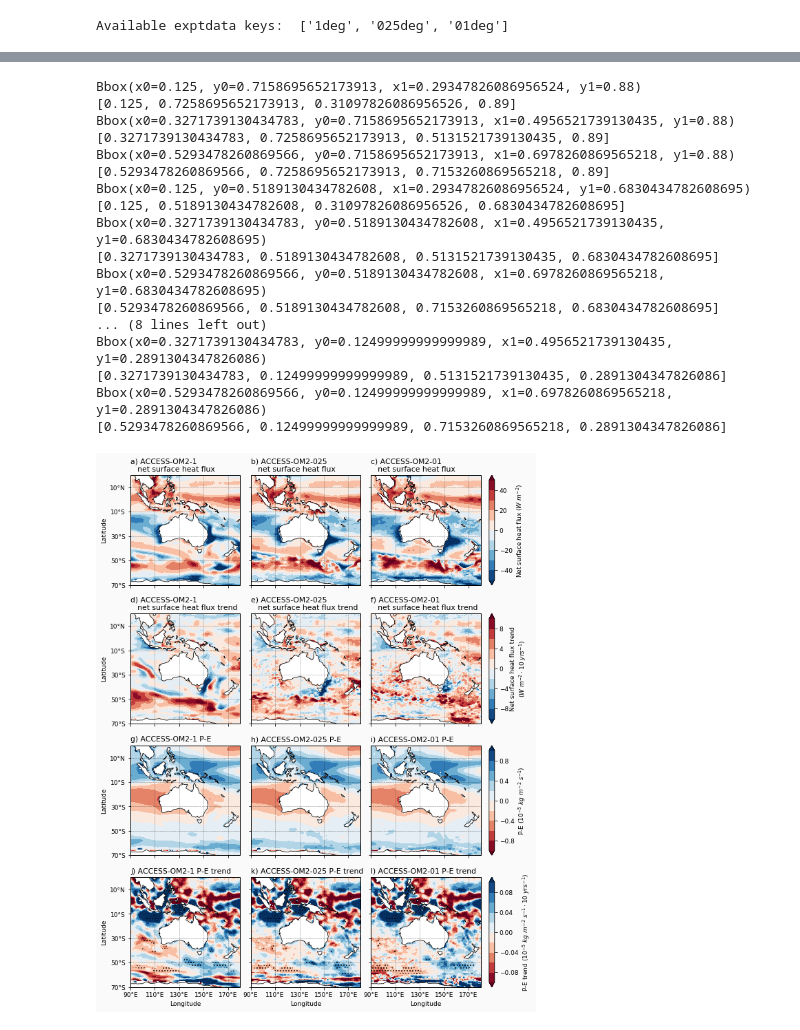
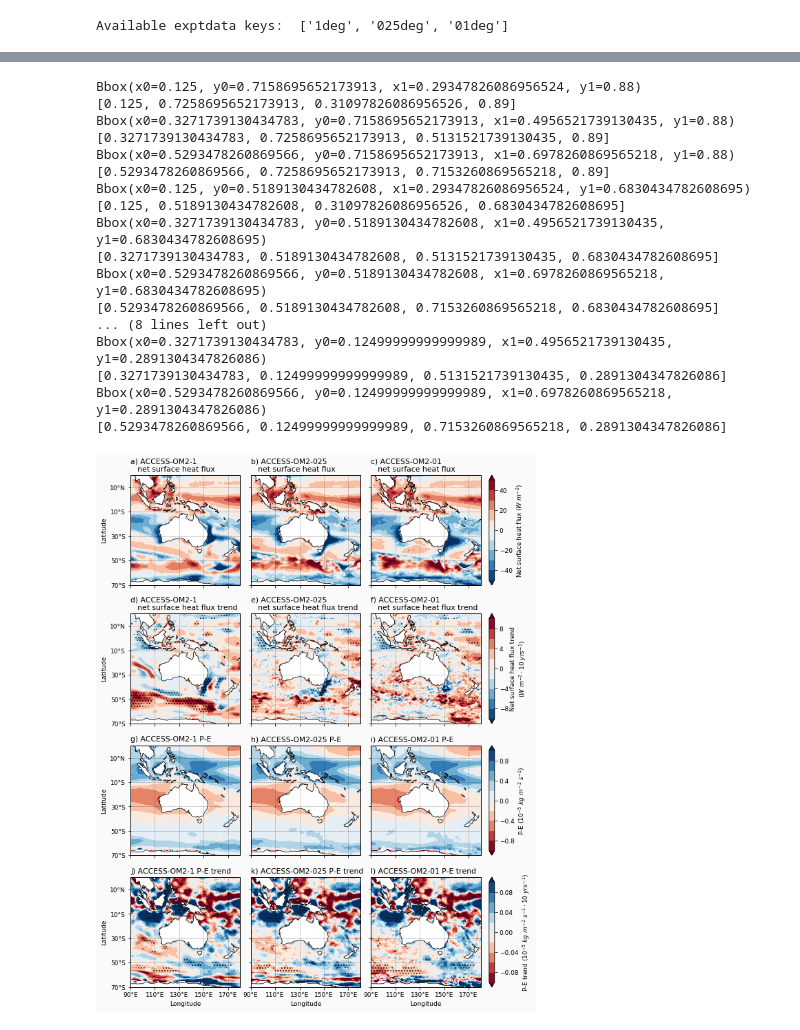
Before and after one commit to ERDuran/Australian-waters-diagnostics, a Jupyter notebook: scripts/p84_net_sfc_heating_pme_river_9317.ipynb, the cells around one changed output, grey strips where cells are left out. Drawn from its saved outputs; the diff is of its cells as text; code cells hidden in the pictures.

```diff
--- a/scripts/p84_net_sfc_heating_pme_river_9317.ipynb
+++ b/scripts/p84_net_sfc_heating_pme_river_9317.ipynb
@@ -46,8 +46,8 @@ IPython.notebook.kernel.execute('nb_name = ' + '"' + IPython.notebook.notebook_n
 # %% [output]
 [interactive output not drawn]
 # %%
-input_path = '/g/data/e14/erd561/Australia_3/v2/'
-input_path2 = '/g/data/e14/erd561/access-om2/'
+input_path = '/g/data/e14/erd561/Australia_All/'
+# input_path2 = '/g/data/e14/erd561/access-om2/'
 # %%
 pme_river_1_mod = xr.open_dataset(input_path + 'pme_river_z0_1_mod.nc').pme_river_z0_1_mod
 print(pme_river_1_mod)
@@ -159,7 +165,7 @@ pos_plot = [pos.x0, pos.y0+0.01, pos.x1+0.0175, pos.y1+0.01]
 print(pos_plot)
 levels=arange(-50,50,10)
 cmap = plt.cm.RdBu_r
-data = net_sfc_heating_1_mod.mean('time')
+data = net_sfc_heating_1_mod.mean('year')
 plot = plt.contourf(data.xt_ocean, data.yt_ocean, data,
             cmap=cmap, levels=levels, extend='both', transform=ccrs.PlateCarree())
 levels2=[0, 0.05]
@@ -190,7 +196,7 @@ pos_plot = [pos.x0, pos.y0+0.01, pos.x1+0.0175, pos.y1+0.01]
 print(pos_plot)
 # levels=arange(-1,1,0.1)
 # cmap = plt.cm.RdBu_r
-data = net_sfc_heating_025_mod.mean('time')
+data = net_sfc_heating_025_mod.mean('year')
 plot = plt.contourf(data.xt_ocean, data.yt_ocean, data,
             cmap=cmap, levels=levels, extend='both', transform=ccrs.PlateCarree())
 levels2=[0, 0.05]
@@ -262,13 +268,13 @@ pos_plot = [pos.x0, pos.y0, pos.x1+0.0175, pos.y1]
 print(pos_plot)
 levels=arange(-10,10,2)
 cmap = plt.cm.RdBu_r
-data = net_sfc_heating_1_slope_mod
+data = net_sfc_heating_1_mod_slope
 plot = plt.contourf(data.xt_ocean, data.yt_ocean, data,
             cmap=cmap, levels=levels, extend='both', transform=ccrs.PlateCarree())
 levels2=[0, 0.05]
-data2 = pme_river_1_p_value_mod
-# plot2 = plt.contourf(data.xt_ocean, data.yt_ocean, data2, hatches=['...'],
-#             colors='none', levels=levels2, transform=ccrs.PlateCarree())
+data2 = net_sfc_heating_1_mod_p_value
+plot2 = plt.contourf(data.xt_ocean, data.yt_ocean, data2, hatches=['...'],
+            colors='none', levels=levels2, transform=ccrs.PlateCarree())
 ax.set_position(bbox(pos_plot))
 ax.set_title('d) ACCESS-OM2-1\n   net surface heat flux trend', loc='left')
 ax.set_extent([90, 180, -70, 20], crs=ccrs.PlateCarree())
@@ -292,13 +298,13 @@ pos_plot = [pos.x0, pos.y0, pos.x1+0.0175, pos.y1]
 print(pos_plot)
 # levels=arange(-1,1,0.1)
 # cmap = plt.cm.RdBu_r
-data = net_sfc_heating_025_slope_mod
+data = net_sfc_heating_025_mod_slope
 plot = plt.contourf(data.xt_ocean, data.yt_ocean, data,
             cmap=cmap, levels=levels, extend='both', transform=ccrs.PlateCarree())
 levels2=[0, 0.05]
-data2 = pme_river_025_p_value_mod
-# plot2 = plt.contourf(data.xt_ocean, data.yt_ocean, data2, hatches=['...'],
-#             colors='none', levels=levels2, transform=ccrs.PlateCarree())
+data2 = net_sfc_heating_025_mod_p_value
+plot2 = plt.contourf(data.xt_ocean, data.yt_ocean, data2, hatches=['...'],
+            colors='none', levels=levels2, transform=ccrs.PlateCarree())
 ax.set_position(bbox(pos_plot))
 ax.set_title('e) ACCESS-OM2-025\n   net surface heat flux trend', loc='left')
 ax.set_extent([90, 180, -70, 20], crs=ccrs.PlateCarree())
@@ -322,13 +328,13 @@ pos_plot = [pos.x0, pos.y0, pos.x1+0.0175, pos.y1]
 print(pos_plot)
 # levels=arange(-1,1,0.1)
 # cmap = plt.cm.RdBu_r
-data = net_sfc_heating_01_slope_mod
+data = net_sfc_heating_01_mod_slope
 plot = plt.contourf(data.xt_ocean, data.yt_ocean, data,
             cmap=cmap, levels=levels, extend='both', transform=ccrs.PlateCarree())
 levels2=[0, 0.05]
-data2 = pme_river_01_p_value_mod
-# plot2 = plt.contourf(data.xt_ocean, data.yt_ocean, data2, hatches=['...'],
-#             colors='none', levels=levels2, transform=ccrs.PlateCarree())
+data2 = net_sfc_heating_01_mod_p_value
+plot2 = plt.contourf(data.xt_ocean, data.yt_ocean, data2, hatches=['...'],
+            colors='none', levels=levels2, transform=ccrs.PlateCarree())
 ax.set_position(bbox(pos_plot))
 ax.set_title('f) ACCESS-OM2-01\n   net surface heat flux trend', loc='left')
 ax.set_extent([90, 180, -70, 20], crs=ccrs.PlateCarree())
@@ -548,31 +554,31 @@ ax.grid(linewidth=0.5, color='black', alpha=0.5, linestyle='--')
 ax.add_feature(land_50m)
 axins = inset_axes(ax,
                    width="5%",  # width = 5% of parent_bbox width
                    height="100%",  # height : 50%
                    loc='lower left',
                    bbox_to_anchor=(1.075, 0, 1, 1),
                    bbox_transform=ax.transAxes,
                    borderpad=0)
 cbar = plt.colorbar(plot, orientation='vertical',
                     label=r'P-E trend ($10^{-5}\ kg\ m^{-2}\ s^{-1} \cdot 10\ yrs^{-1}$)', cax=axins)
 
 savefigure('nsh_pme_9317')
 # %% [output]
 Bbox(x0=0.125, y0=0.7158695652173913, x1=0.29347826086956524, y1=0.88)
 [0.125, 0.7258695652173913, 0.31097826086956526, 0.89]
 Bbox(x0=0.3271739130434783, y0=0.7158695652173913, x1=0.4956521739130435, y1=0.88)
 [0.3271739130434783, 0.7258695652173913, 0.5131521739130435, 0.89]
 Bbox(x0=0.5293478260869566, y0=0.7158695652173913, x1=0.6978260869565218, y1=0.88)
 [0.5293478260869566, 0.7258695652173913, 0.7153260869565218, 0.89]
 Bbox(x0=0.125, y0=0.5189130434782608, x1=0.29347826086956524, y1=0.6830434782608695)
 [0.125, 0.5189130434782608, 0.31097826086956526, 0.6830434782608695]
 Bbox(x0=0.3271739130434783, y0=0.5189130434782608, x1=0.4956521739130435, y1=0.6830434782608695)
 [0.3271739130434783, 0.5189130434782608, 0.5131521739130435, 0.6830434782608695]
 Bbox(x0=0.5293478260869566, y0=0.5189130434782608, x1=0.6978260869565218, y1=0.6830434782608695)
 [0.5293478260869566, 0.5189130434782608, 0.7153260869565218, 0.6830434782608695]
 ... (8 lines left out)
 Bbox(x0=0.3271739130434783, y0=0.12499999999999989, x1=0.4956521739130435, y1=0.2891304347826086)
 [0.3271739130434783, 0.12499999999999989, 0.5131521739130435, 0.2891304347826086]
 Bbox(x0=0.5293478260869566, y0=0.12499999999999989, x1=0.6978260869565218, y1=0.2891304347826086)
 [0.5293478260869566, 0.12499999999999989, 0.7153260869565218, 0.2891304347826086]
-[figure, old version]
+[figure, new version]
```
Also changed, not shown: parts of 1 cell of this notebook, 3 other files.
